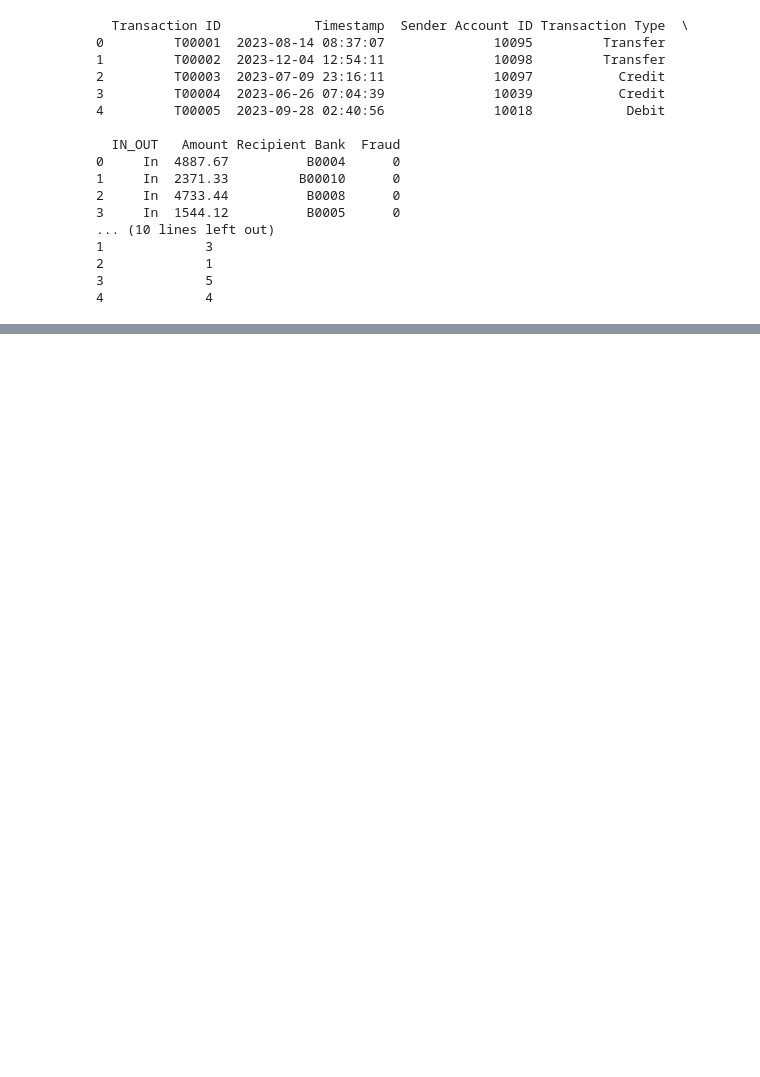
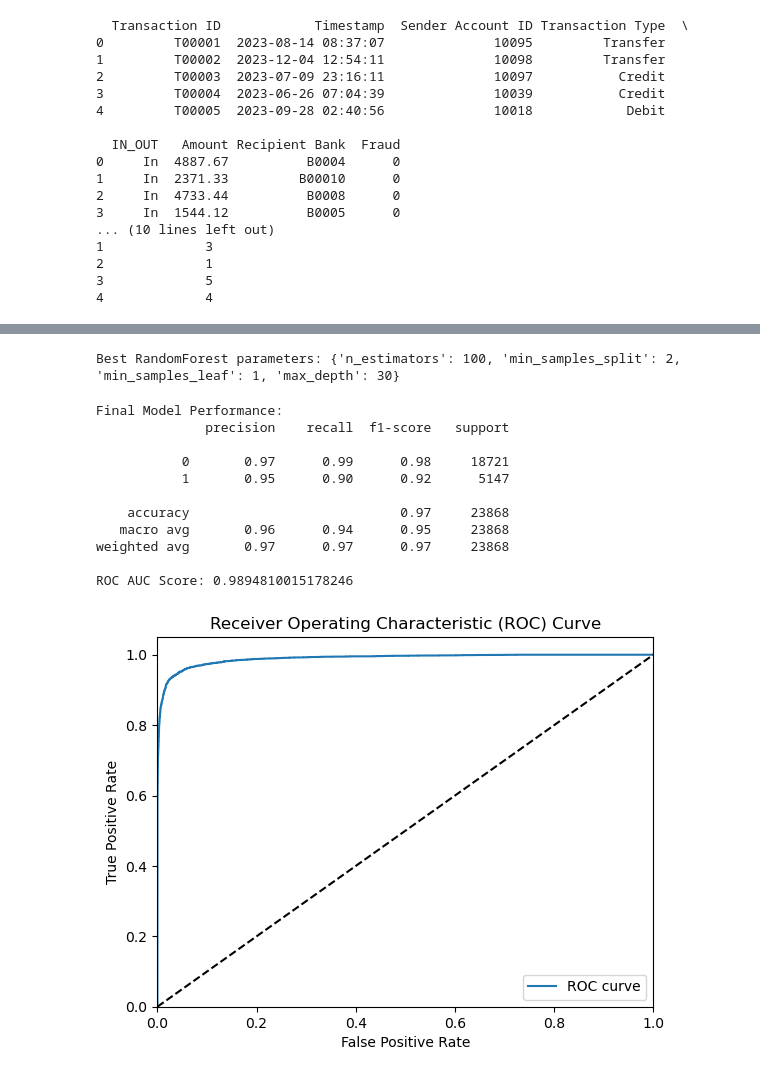
Before and after one commit to Kusalani/Fraud-detection-system, a Jupyter notebook: Models/stackedensemble model.ipynb, the cells around one changed output, grey strips where cells are left out. Cells and saved outputs as stored; diff of their text form; code cells hidden in the pictures; blank space fills up the shorter version.

```diff
--- a/Models/stackedensemble model.ipynb
+++ b/Models/stackedensemble model.ipynb
@@ -33,0 +145,12 @@ print(customers_df.head())
+# %%
+from sklearn.feature_selection import RFE
+from sklearn.ensemble import RandomForestClassifier
+
+# Perform Recursive Feature Elimination
+rfe_selector = RFE(estimator=RandomForestClassifier(), n_features_to_select=20, step=1)
+X_selected = rfe_selector.fit_transform(X_balanced, y_balanced)
+
+# Get selected feature names
+feature_names = preprocessor.get_feature_names_out()
+selected_features = feature_names[rfe_selector.support_]
+print("Selected features:", selected_features)
@@ -33,0 +217,64 @@ print(customers_df.head())
+# %%
+from sklearn.model_selection import RandomizedSearchCV
+
+# Example for RandomForestClassifier
+rf_params = {
+    'n_estimators': [100, 200, 300],
+    'max_depth': [None, 10, 20, 30],
+    'min_samples_split': [2, 5, 10],
+    'min_samples_leaf': [1, 2, 4]
+}
+
+rf_random = RandomizedSearchCV(RandomForestClassifier(random_state=42),
+                               param_distributions=rf_params,
+                               n_iter=20,
+                               cv=3,
+                               random_state=42,
+                               n_jobs=-1)
+
+rf_random.fit(X_train, y_train)
+print("Best RandomForest parameters:", rf_random.best_params_)
+
+# Repeat for other base models and meta-model
+# %% [output]
+Best RandomForest parameters: {'n_estimators': 100, 'min_samples_split': 2, 'min_samples_leaf': 1, 'max_depth': 30}
+# %%
+# Rebuild stacked ensemble with tuned models
+tuned_base_models = [
+    ('rf', rf_random.best_estimator_),
+    # Add other tuned base models here
+]
+
+# Retrain and evaluate as in step 6
+# ...
+
+print("Final Model Performance:")
+print(classification_report(y_test, final_predictions))
+print("ROC AUC Score:", roc_auc_score(y_test, meta_model.predict_proba(test_meta_features)[:, 1]))
+
+# Plot ROC curve
+from sklearn.metrics import roc_curve
+fpr, tpr, _ = roc_curve(y_test, meta_model.predict_proba(test_meta_features)[:, 1])
+plt.figure()
+plt.plot(fpr, tpr, label='ROC curve')
+plt.plot([0, 1], [0, 1], 'k--')
+plt.xlim([0.0, 1.0])
+plt.ylim([0.0, 1.05])
+plt.xlabel('False Positive Rate')
+plt.ylabel('True Positive Rate')
+plt.title('Receiver Operating Characteristic (ROC) Curve')
+plt.legend(loc="lower right")
+plt.show()
+# %% [output]
+Final Model Performance:
+              precision    recall  f1-score   support
+
+           0       0.97      0.99      0.98     18721
+           1       0.95      0.90      0.92      5147
+
+    accuracy                           0.97     23868
+   macro avg       0.96      0.94      0.95     23868
+weighted avg       0.97      0.97      0.97     23868
+
+ROC AUC Score: 0.9894810015178246
+[figure, added]
```
Also changed, not shown: parts of 7 cells of this notebook.
